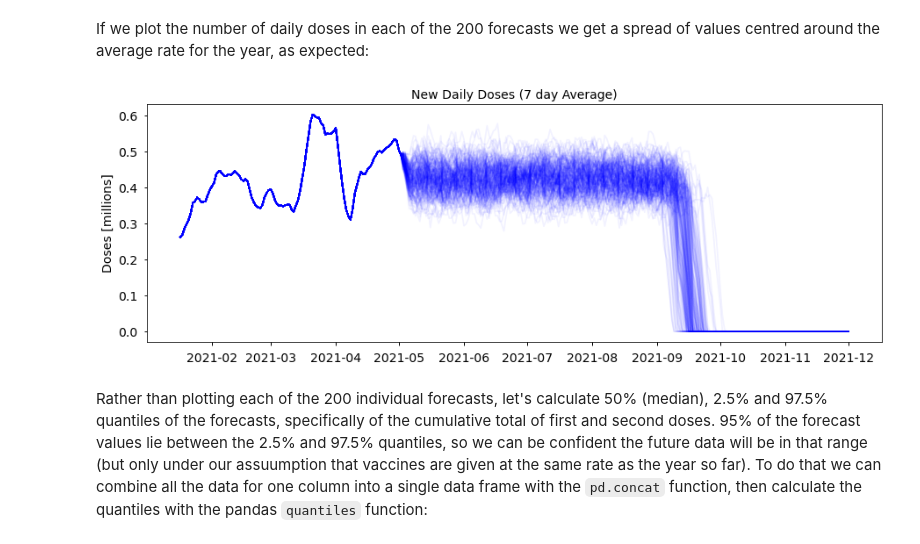
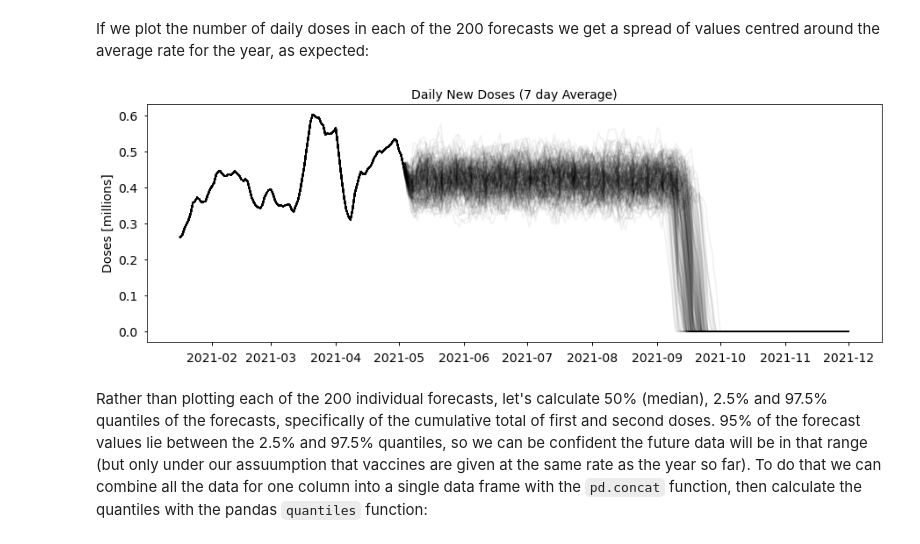
Before and after one commit to jack89roberts/covid-vax, a Jupyter notebook: covid_vax.ipynb, the cells around one changed output. Saved outputs shown, nothing was run; the diff lists cells and outputs as text; code cells hidden in the pictures.

```diff
--- a/covid_vax.ipynb
+++ b/covid_vax.ipynb
@@ -641,16 +642,16 @@ If we plot the number of daily doses in each of the 200 forecasts we get a sprea
 # %%
 plt.figure(figsize=(15, 5))
 for fcast in rnd_forecasts:
     plt.plot(
         fcast["newTot"].rolling(window=7).mean(),
         alpha=10 / n_forecasts,
-        color="b"
+        color="k"
     )
 
 plt.ylabel("Doses [millions]")
-plt.title("New Daily Doses (7 day Average)");
+plt.title("Daily New Doses (7 day Average)");
 # %% [output]
-[figure, old version]
+[figure, new version]
 # %% [markdown]
 Rather than plotting each of the 200 individual forecasts, let's calculate 50% (median), 2.5% and 97.5% quantiles of the forecasts, specifically of the cumulative total of first and second doses. 95% of the forecast values lie between the 2.5% and 97.5% quantiles, so we can be confident the future data will be in that range (but only under our assuumption that vaccines are given at the same rate as the year so far). To do that we can combine all the data for one column into a single data frame with the `pd.concat` function, then calculate the quantiles with the pandas `quantiles` function:
 # %%
```
Also changed, not shown: parts of 31 cells of this notebook.
